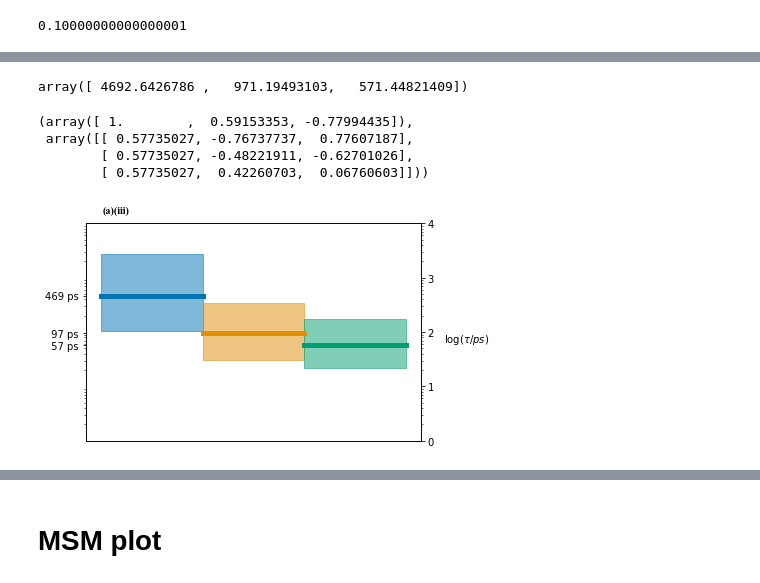
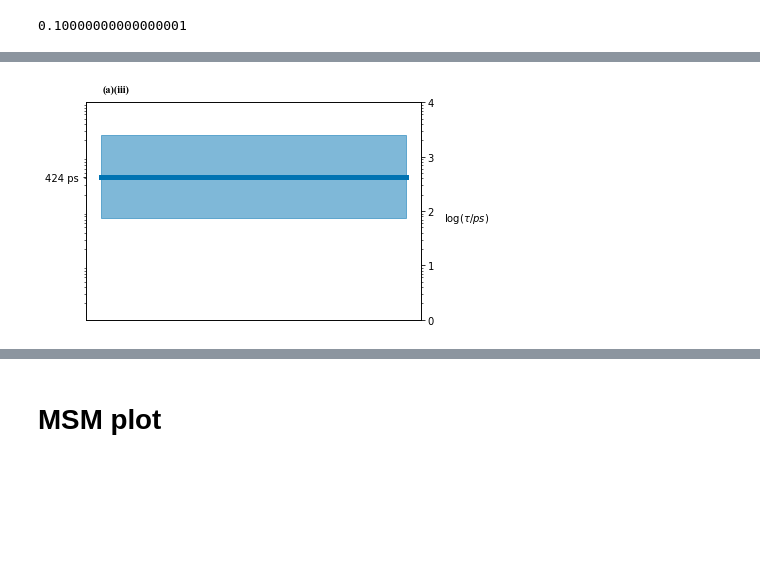
Before and after one commit to RobertArbon/water_diffusion, a Jupyter notebook: paper/4_fig_4_hmm_plots.ipynb, the cells around one changed output, grey strips where cells are left out. Saved outputs shown, nothing was run; the diff lists cells and outputs as text; code cells hidden in the pictures; blank space fills up the shorter version.

Commit message:
made corrections to the final figure

```diff
--- a/paper/4_fig_4_hmm_plots.ipynb
+++ b/paper/4_fig_4_hmm_plots.ipynb
@@ -28,7 +29,8 @@ slice_nums = [(2, 255), (4, 821), (3, 932)]
-# %%
-bhmms = [pickle.load('bhmm_mods/2_state/traj_')]
+# %%
+bhmms = [pickle.load(open('bhmm_mods/{1}_state/traj_{0}-idx_{2}_bhmm.p'.format(traj_num, *x),'rb'))
+         for x in slice_nums]
 # %%
-lag = msms[0].lagtime
+lag = bhmms[0].lagtime
 lag_ps = 10
 dt = np.round(lag_ps/lag, 2)
 dt
@@ -67,3 +38,0 @@ HBox(children=(HBox(children=(Label(value='pyemma.msm.estimators.bayesian_msm.Ba
-# %%
-bhmms = [msm.bayesian_hidden_markov_model(dtrajs[i], lag=lag, nstates=slice_nums[i][0],
-                                          nsamples=1000) for i in range(len(slice_nums))]
@@ -85,21 +39,3 @@ Ts = [mm.sample_mean('transition_matrix') for mm in bhmms]
-# %%
-bhmms[1].sample_mean('eigenvectors_right')
-bhmms[1].sample_mean('timescales')
-# %% [output]
-array([ 4692.6426786 ,   971.19493103,   571.44821409])
-# %%
-T = Ts[2]
-w, v = la.eig(T)
-w, v
-order = np.argsort(w)[::-1]
-w = w[order]
-v = v[:, order]
-w, v
-# %% [output]
-(array([ 1.        ,  0.59153353, -0.77994435]),
- array([[ 0.57735027, -0.76737737,  0.77607187],
-        [ 0.57735027, -0.48221911, -0.62701026],
-        [ 0.57735027,  0.42260703,  0.06760603]]))
 # %%
 import numpy.linalg as la
 def get_rate_matrix(T):
@@ -162,12 +98,11 @@ def plot_timescales(axes,  mm, dt, let, maxy=4388, xscale=1):
     ax2.set_ylabel(r'$\log(\tau/ps)$', rotation=0, horizontalalignment='left', labelpad=10 )
 
     ax.annotate(s='({})(iii)'.format(let), xy=(0.05, 1.05), xycoords='axes fraction', family='Times New Roman')
-
-
-fig, ax = plt.subplots()
-plot_timescales(ax, bhmms[1], dt, 'a')
-# %% [output]
-[figure, removed]
+# %%
+fig, ax = plt.subplots()
+plot_timescales(ax, bhmms[0], dt, 'a')
+# %% [output]
+[figure, added]
 # %%
 def plot_network(mm, ax, let, pad=0.4):
     N = mm.nstates
```
Also changed, not shown: parts of 23 cells of this notebook.
